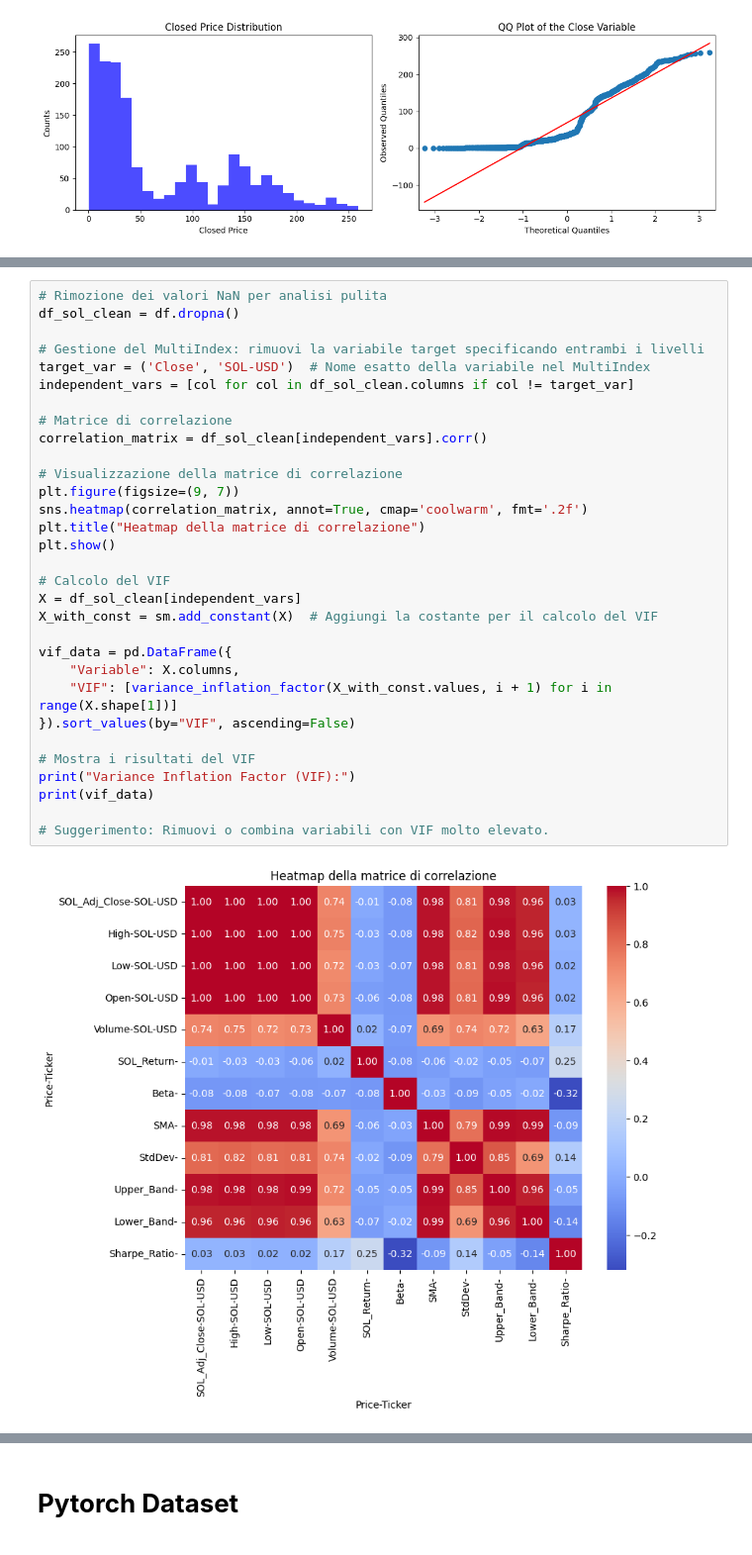
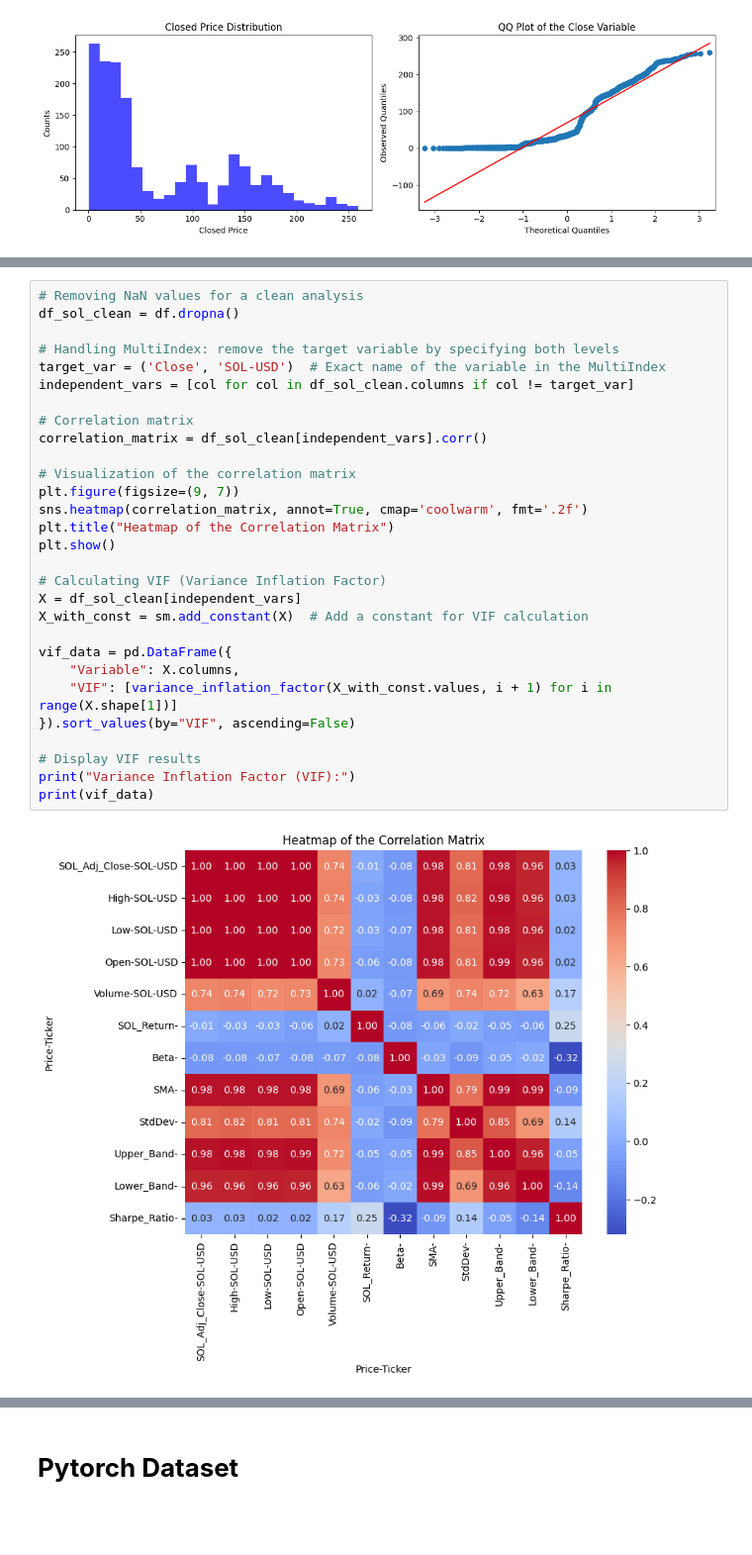
Before and after one commit to MicheleGiambelli/Deep-Learning-Project, a Jupyter notebook: Crypto_guru.ipynb, the cells around one changed output, grey strips where cells are left out. Shown at 99% size. Drawn from its saved outputs; the diff is of its cells as text.

```diff
--- a/Crypto_guru.ipynb
+++ b/Crypto_guru.ipynb
@@ -166,36 +212,34 @@ La distribuzione dei dati non è normale (rifiutiamo H0).
 # %%
-# Rimozione dei valori NaN per analisi pulita
+# Removing NaN values for a clean analysis
 df_sol_clean = df.dropna()
 
-# Gestione del MultiIndex: rimuovi la variabile target specificando entrambi i livelli
-target_var = ('Close', 'SOL-USD')  # Nome esatto della variabile nel MultiIndex
+# Handling MultiIndex: remove the target variable by specifying both levels
+target_var = ('Close', 'SOL-USD')  # Exact name of the variable in the MultiIndex
 independent_vars = [col for col in df_sol_clean.columns if col != target_var]
 
-# Matrice di correlazione
+# Correlation matrix
 correlation_matrix = df_sol_clean[independent_vars].corr()
 
-# Visualizzazione della matrice di correlazione
+# Visualization of the correlation matrix
 plt.figure(figsize=(9, 7))
 sns.heatmap(correlation_matrix, annot=True, cmap='coolwarm', fmt='.2f')
-plt.title("Heatmap della matrice di correlazione")
+plt.title("Heatmap of the Correlation Matrix")
 plt.show()
 
-# Calcolo del VIF
+# Calculating VIF (Variance Inflation Factor)
 X = df_sol_clean[independent_vars]
-X_with_const = sm.add_constant(X)  # Aggiungi la costante per il calcolo del VIF
+X_with_const = sm.add_constant(X)  # Add a constant for VIF calculation
 
 vif_data = pd.DataFrame({
     "Variable": X.columns,
     "VIF": [variance_inflation_factor(X_with_const.values, i + 1) for i in range(X.shape[1])]
 }).sort_values(by="VIF", ascending=False)
 
-# Mostra i risultati del VIF
+# Display VIF results
 print("Variance Inflation Factor (VIF):")
 print(vif_data)
-
-# Suggerimento: Rimuovi o combina variabili con VIF molto elevato.
 # %% [output]
-[figure, old version]
+[figure, new version]
 Variance Inflation Factor (VIF):
                     Variable          VIF
 7                    (SMA, )          inf
```
Also changed, not shown: parts of 74 cells of this notebook.
